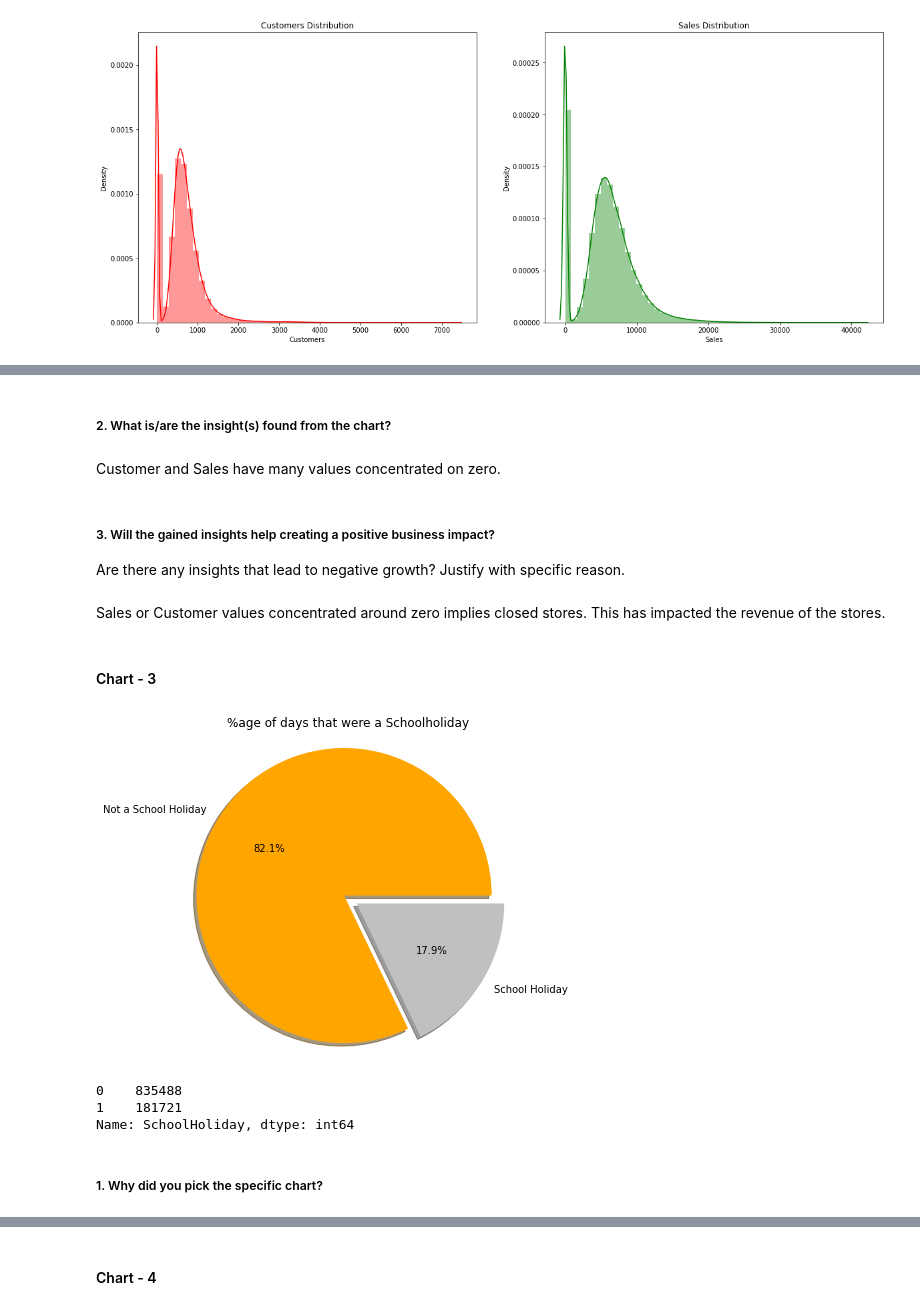
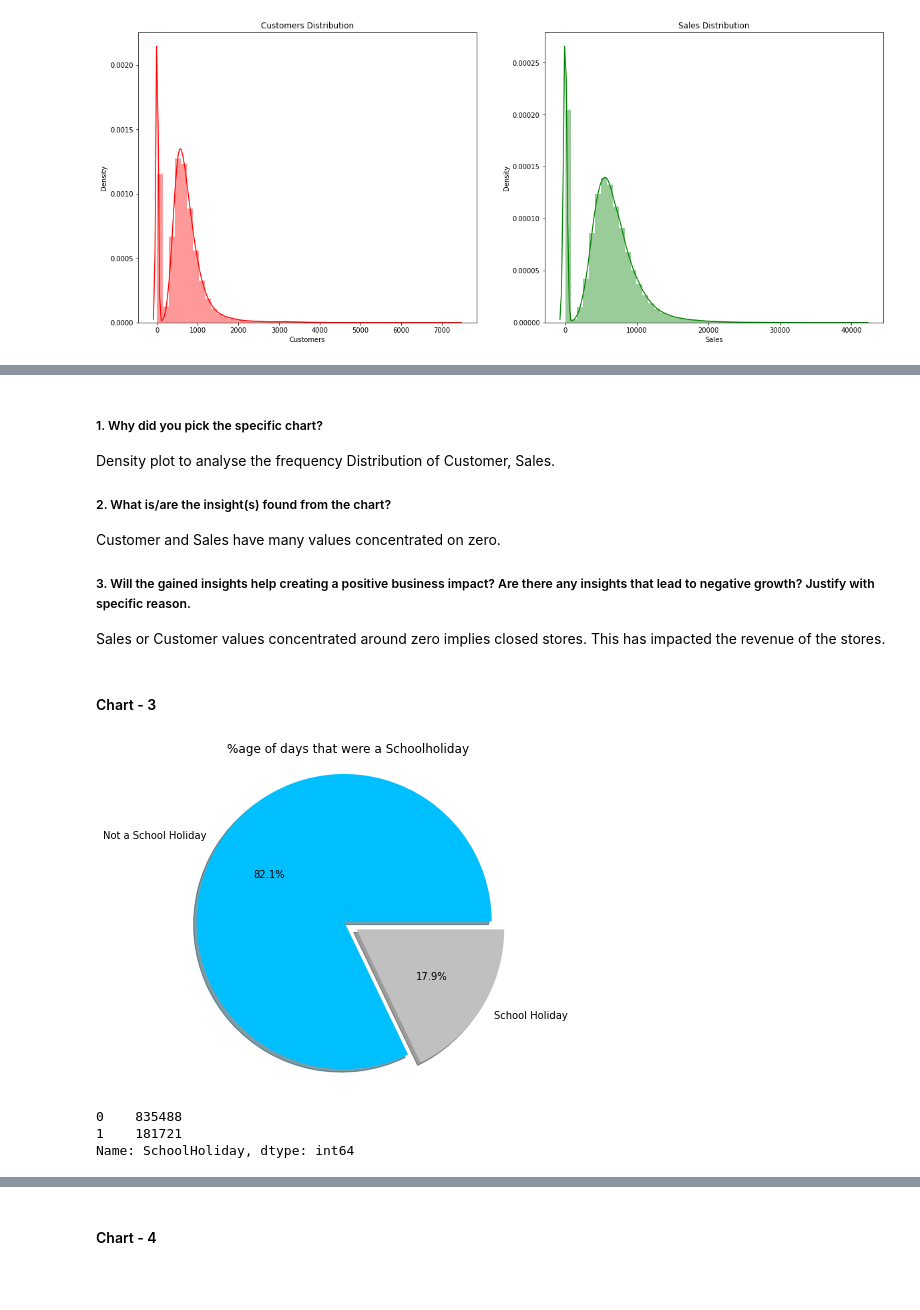
Before and after one commit to Ashif-khan033/Retail_Sales_Prediction, a Jupyter notebook: Retail_Sales_Prediction.ipynb, the cells around one changed output, grey strips where cells are left out. Drawn from its saved outputs; the diff is of its cells as text; code cells hidden in the pictures; blank space fills up the shorter version.

Commit message:
Commit on Capstone Project 2

```diff
--- a/Retail_Sales_Prediction.ipynb
+++ b/Retail_Sales_Prediction.ipynb
@@ -132,8 +130,12 @@ drive.mount('/content/drive')
 # %% [output]
 Mounted at /content/drive
 # %%
-df_rossmann = pd.read_csv("/content/drive/MyDrive/AlmaBetter/Capstone_Project_2/Rossmann Stores Data.csv")
-df_store = pd.read_csv("/content/drive/MyDrive/AlmaBetter/Capstone_Project_2/store.csv")
+# df_rossmann = pd.read_csv("/content/drive/MyDrive/AlmaBetter/Capstone_Project_2/Rossmann Stores Data.csv")
+# df_store = pd.read_csv("/content/drive/MyDrive/AlmaBetter/Capstone_Project_2/store.csv")
+
+
+df_rossmann= pd.read_csv("/content/drive/MyDrive/Colab Notebooks/Capstone projects/Capstone Project_2_Supervised_ML_Reg/Rossmann Stores Data.csv")
+df_store=pd.read_csv("/content/drive/MyDrive/Colab Notebooks/Capstone projects/Capstone Project_2_Supervised_ML_Reg/store.csv")
 # %% [markdown]
 ####**Dataset First View**
 # %%
@@ -752,35 +740,31 @@ Density plot to analyse the frequency Distribution of Customer, Sales
-# %% [markdown]
-##### 2. What is/are the insight(s) found from the chart?
-# %% [markdown]
-Customer and Sales have many values concentrated on zero.
 # %% [markdown]
-##### 3. Will the gained insights help creating a positive business impact?
-Are there any insights that lead to negative growth? Justify with specific reason.
+##### 1. Why did you pick the specific chart?
+Density plot to analyse the frequency Distribution of Customer, Sales.
+##### 2. What is/are the insight(s) found from the chart?
+Customer and Sales have many values concentrated on zero.
+##### 3. Will the gained insights help creating a positive business impact? Are there any insights that lead to negative growth? Justify with specific reason.
+Sales or Customer values concentrated around zero implies closed stores. This has impacted the revenue of the stores.
-# %% [markdown]
-Sales or Customer values concentrated around zero implies closed stores. This has impacted the revenue of the stores.
 # %% [markdown]
 #### Chart - 3
 # %%
 # Chart - 3 visualization code
 labels = 'Not a School Holiday' , 'School Holiday'
 sizes = df.SchoolHoliday.value_counts()
-colors = ['orange', 'silver']
+colors = ['deepskyBlue', 'silver']
 explode = (0.1, 0.0)
 plt.pie(sizes, explode=explode, labels=labels, colors=colors,
         autopct='%1.1f%%', shadow=True, startangle=0)
 plt.axis('equal')
 plt.title("%age of days that were a Schoolholiday ")
 plt.plot()
 fig=plt.gcf()
 fig.set_size_inches(6,6)
 plt.show()
 # %% [output]
-[figure, old version]
+[figure, new version]
 # %%
 df.SchoolHoliday.value_counts()
 # %% [output]
 0    835488
 1    181721
 Name: SchoolHoliday, dtype: int64
-# %% [markdown]
-##### 1. Why did you pick the specific chart?
```
Also changed, not shown: parts of 195 cells of this notebook.
